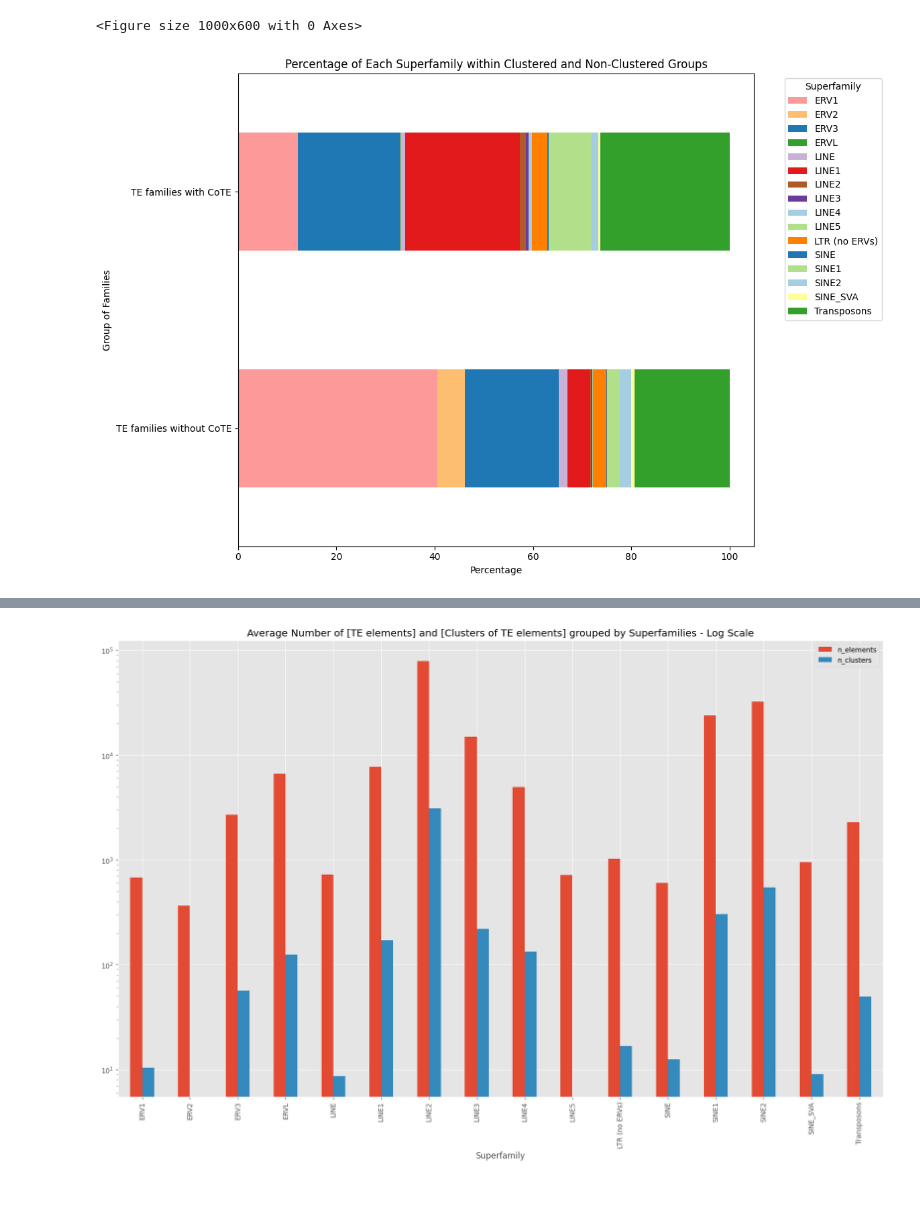
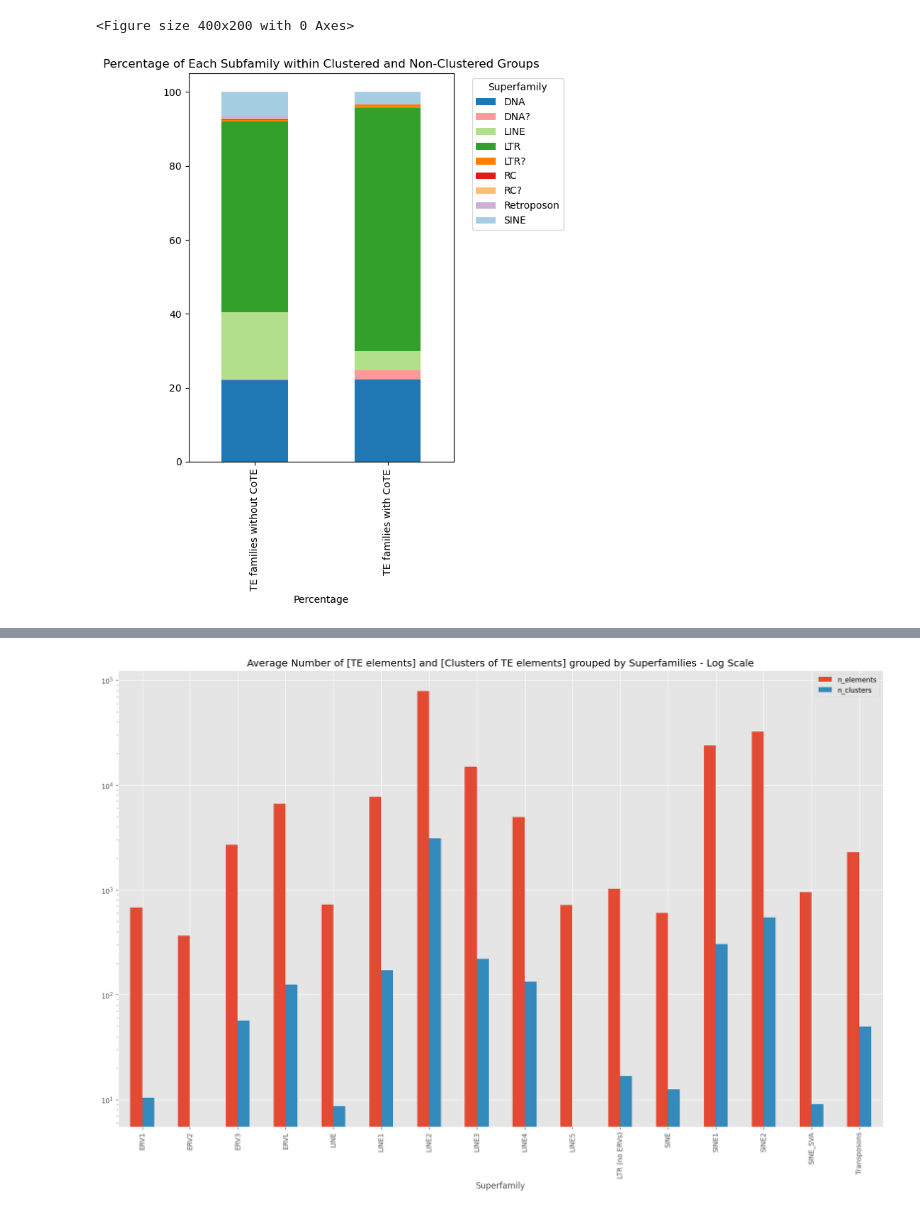
Before and after one commit to mossishahi/Intdata-notebooks, a Jupyter notebook: figures/figure 1/figure1.ipynb, the cells around one changed output, grey strips where cells are left out. Saved outputs shown, nothing was run; the diff lists cells and outputs as text; code cells hidden in the pictures.

```diff
--- a/figures/figure 1/figure1.ipynb
+++ b/figures/figure 1/figure1.ipynb
@@ -110,23 +60,37 @@ plt.show()
+# %%
+te_n_elements = pd.read_csv('./counts_tes.tsv')
+cote_n_elments = pd.read_csv('./counts_cotes.tsv')
+
+te_n_elements['Filename'] = te_n_elements['Filename'].map(lambda x: x.split('_', 2)[-1])
+te_df = te_meta.merge(te_n_elements, left_on='repName', right_on='Filename', how='inner')
+te_df = te_df.set_index('repName')
+# %%
+cote_n_elments['Filename'] = cote_n_elments['Filename'].map(lambda x: x.split('_', 2)[-1])
+cote_df = te_meta.merge(cote_n_elments, left_on='repName', right_on='Filename', how='inner')
+cote_df = cote_df.set_index('repName')
+# %%
+te_df['has_CoTE'] = te_df.index.map(lambda x: x in cote_df.index.values)
+# %%
+te_df['CoTE'] = te_df['has_CoTE'].map(lambda x: {True:'TE Families with CoTEs', False:'TE Families without CoTEs'}.get(x), )
 # %%
 # Create a distinct color palette
 
-unique_superfamilies = te_df['Superfamily'].unique()
+unique_superfamilies = te_df['repClass'].unique()
 colors = sns.color_palette("Paired", len(unique_superfamilies))
 color_dict = dict(zip(unique_superfamilies, colors))
-superfamily_counts = te_df.groupby(['COTE', 'Superfamily']).size().unstack(fill_value=0)
+superfamily_counts = te_df.groupby(['CoTE', 'repClass']).size().unstack(fill_value=0)
 superfamily_percentages = superfamily_counts.div(superfamily_counts.sum(axis=1), axis=0) * 100
 
 # Create a stacked horizontal bar plot with distinct colors for each superfamily
-fig=plt.figure(figsize=(10, 6))
-superfamily_percentages.plot(kind='barh', stacked=True, figsize=(12, 8), color=[color_dict[x] for x in superfamily_percentages.columns])
-plt.title('Percentage of Each Superfamily within Clustered and Non-Clustered Groups')
+fig=plt.figure(figsize=(4, 2))
+superfamily_percentages.plot(kind='bar', stacked=True, figsize=(6, 8), color=[color_dict[x] for x in superfamily_percentages.columns])
+plt.title('Percentage of Each Subfamily within Clustered and Non-Clustered Groups')
 plt.xlabel('Percentage')
-plt.ylabel('Group of Families')
 plt.legend(title='Superfamily', bbox_to_anchor=(1.05, 1), loc='upper left')
-plt.yticks(ticks=[0, 1], labels=['TE families without CoTE', 'TE families with CoTE'])
+plt.xticks(ticks=[0, 1], rotation=90, labels=['TE families without CoTE', 'TE families with CoTE'])
 plt.tight_layout()
-plt.savefig('sp_fam_n_elements.png', dpi=600)
+plt.savefig('./figures/fig1/sp_fam_n_elements.svg', dpi=600)
 plt.show()
 # %% [output]
-<Figure size 1000x600 with 0 Axes>
+<Figure size 400x200 with 0 Axes>
-[figure, old version]
+[figure, new version]
```
Also changed, not shown: parts of 38 cells of this notebook, 37 other files.
